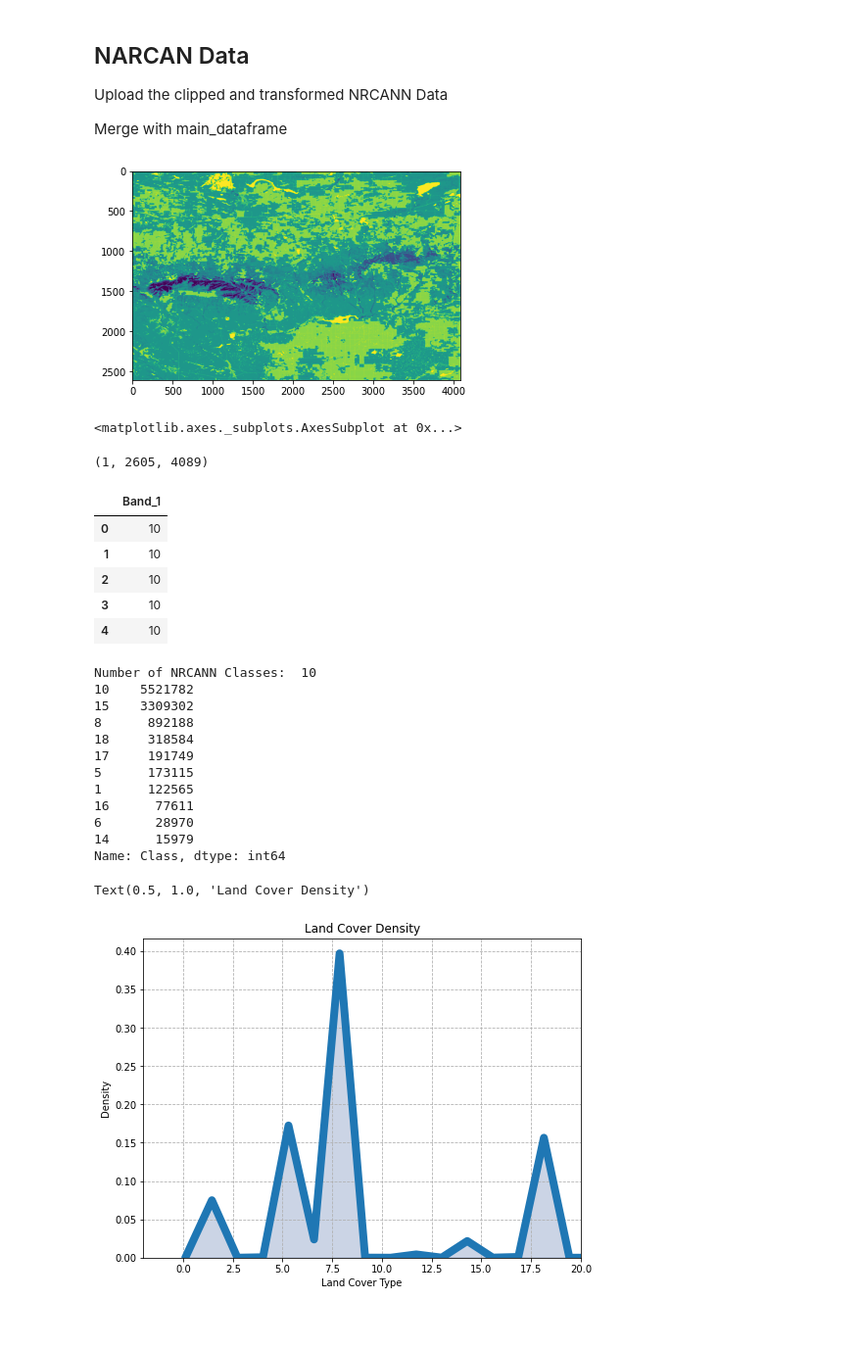
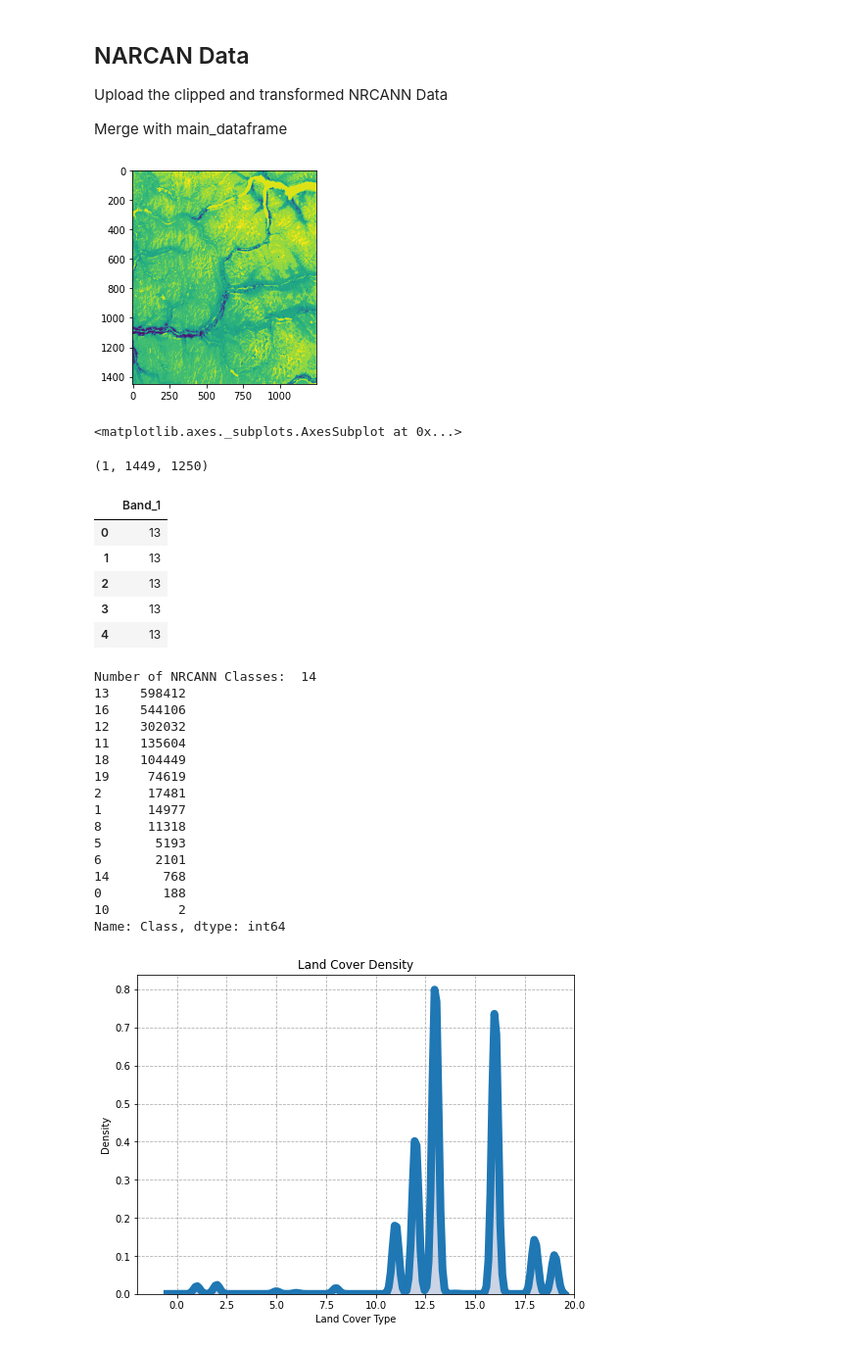
Before and after one commit to MudSnail/Land_Cover_Classification, a Jupyter notebook: Merge_Data.ipynb, the cells around one changed output. Shown: that part at 98% size. Saved outputs shown, nothing was run; the diff lists cells and outputs as text; code cells hidden in the pictures; blank space fills up the shorter version.

```diff
--- a/Merge_Data.ipynb
+++ b/Merge_Data.ipynb
@@ -77,13 +77,13 @@ Upload the clipped and transformed NRCANN Data
 Merge with main_dataframe
 # %%
 #Path for raster data from NRCAN
-data_path = '/content/drive/MyDrive/AISC/Badlands.tif'
+data_path = '/content/drive/MyDrive/AISC/Labrador_Med.tif'
 # %%
 #Open data with rasterio
 img = rasterio.open(data_path)
 show(img, 0)
 # %% [output]
-[figure, old version]
+[figure, new version]
 <matplotlib.axes._subplots.AxesSubplot at 0x...>
 # %%
 #Read the image
@@ -95,18 +95,18 @@ array = np.array(array)
 #Check shape
 array.shape
 # %% [output]
-(1, 2605, 4089)
+(1, 1449, 1250)
 # %%
 #Read NRCAN raster to dataframe
 nrcann = raster_to_dataframe(data_path)
 nrcann.head()
 # %% [output]
 |  | Band_1 |
-| 0 | 10 |
-| 1 | 10 |
-| 2 | 10 |
-| 3 | 10 |
-| 4 | 10 |
+| 0 | 13 |
+| 1 | 13 |
+| 2 | 13 |
+| 3 | 13 |
+| 4 | 13 |
 # %%
 #Rename column
 nrcann = nrcann.rename(columns={'Band_1':'Class'})
@@ -117,30 +117,37 @@ print('Number of NRCANN Classes: ', nrcann.Class.nunique())
 #Check which classifications are listed
 print(nrcann.Class.value_counts())
 # %% [output]
-Number of NRCANN Classes:  10
-10    5521782
-15    3309302
-8      892188
-18     318584
-17     191749
-5      173115
-1      122565
-16      77611
-6       28970
-14      15979
+Number of NRCANN Classes:  14
+13    598412
+16    544106
+12    302032
+11    135604
+18    104449
+19     74619
+2      17481
+1      14977
+8      11318
+5       5193
+6       2101
+14       768
+0        188
+10         2
 Name: Class, dtype: int64
 # %%
 #Plot Class distribution
 plt.figure(figsize=[8,6])
 plt.grid(linestyle='--')
 dp = sns.distplot(nrcann.Class, hist=False, kde_kws=dict(linewidth=8))
 l1 = dp.lines[0]
 x1 = l1.get_xydata()[:,0]
 y1 = l1.get_xydata()[:,1]
 dp.fill_between(x1,y1, color="#5471ab", alpha=0.3)
 dp.set_xlim(-2, 20)
 dp.set_xlabel("Land Cover Type")
 dp.set_title("Land Cover Density")
+
+#Save
+fig = dp.get_figure()
+fig.savefig('/content/drive/MyDrive/Labrador_classes.png')
 # %% [output]
-Text(0.5, 1.0, 'Land Cover Density')
-[figure, old version]
+[figure, new version]
```
Also changed, not shown: parts of 4 cells of this notebook.
